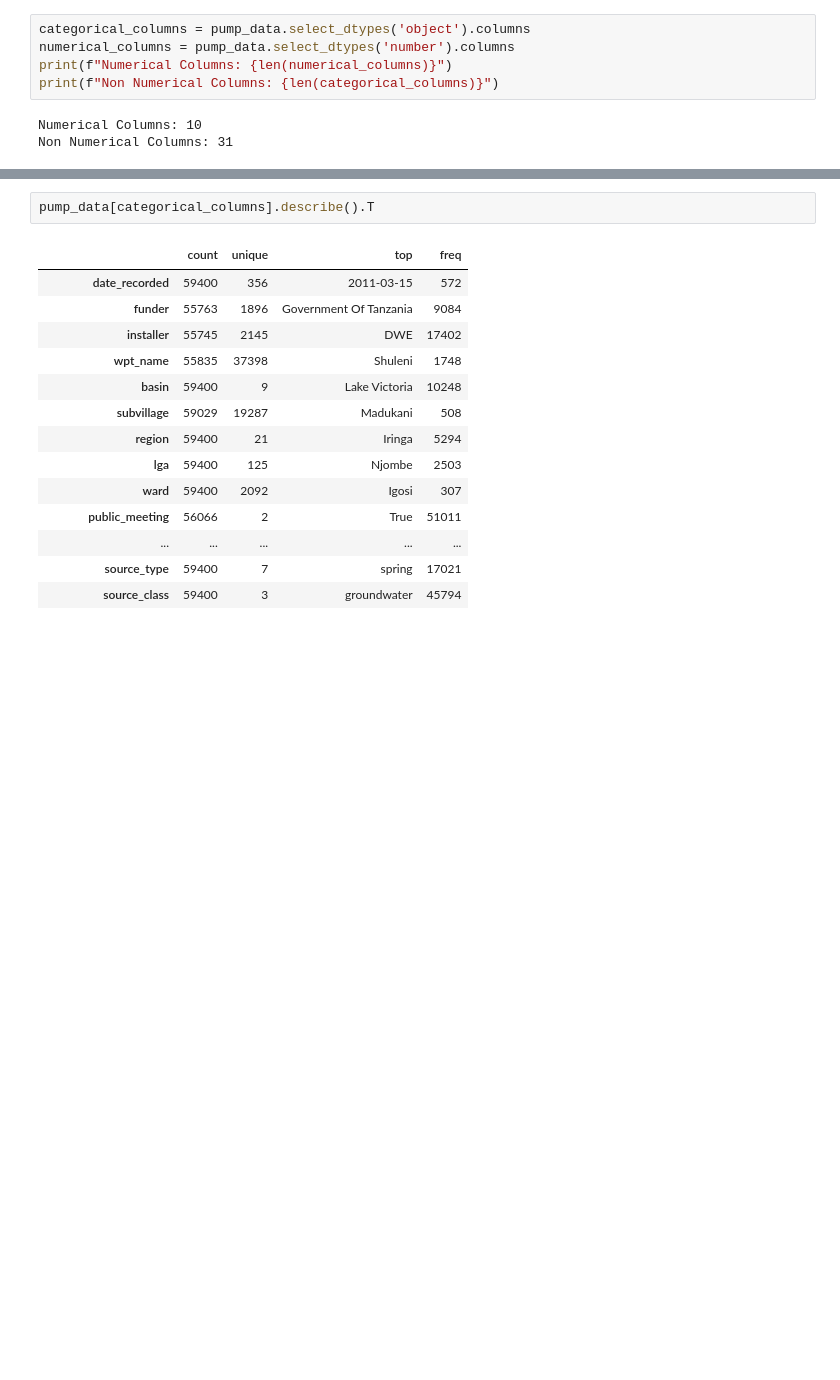
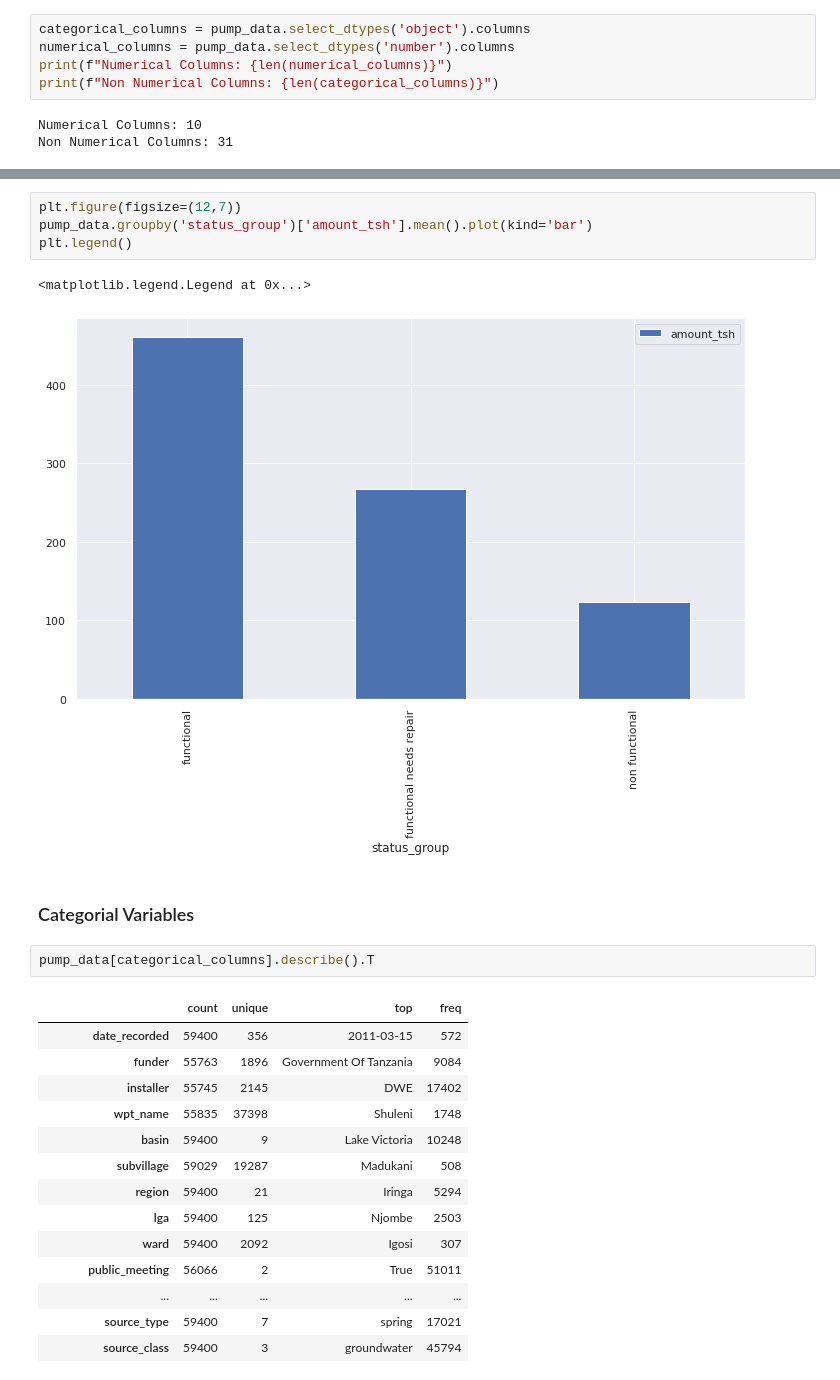
Before and after one commit to Abbaraees/datacience-projects, a Jupyter notebook: Pump Failure Prediction/Pump_failure_prediction.ipynb, the cells around one changed output, grey strips where cells are left out. Cells and saved outputs as stored; diff of their text form; blank space fills up the shorter version.

```diff
--- a/Pump Failure Prediction/Pump_failure_prediction.ipynb
+++ b/Pump Failure Prediction/Pump_failure_prediction.ipynb
@@ -200,3 +205,12 @@ Name: status_group, Length: 113, dtype: int64
+# %%
+plt.figure(figsize=(12,7))
+pump_data.groupby('status_group')['amount_tsh'].mean().plot(kind='bar')
+plt.legend()
+# %% [output]
+<matplotlib.legend.Legend at 0x...>
+[figure, added]
+# %% [markdown]
+### Categorial Variables
 # %%
 pump_data[categorical_columns].describe().T
 # %% [output]
```
Also changed, not shown: parts of 15 cells of this notebook.
